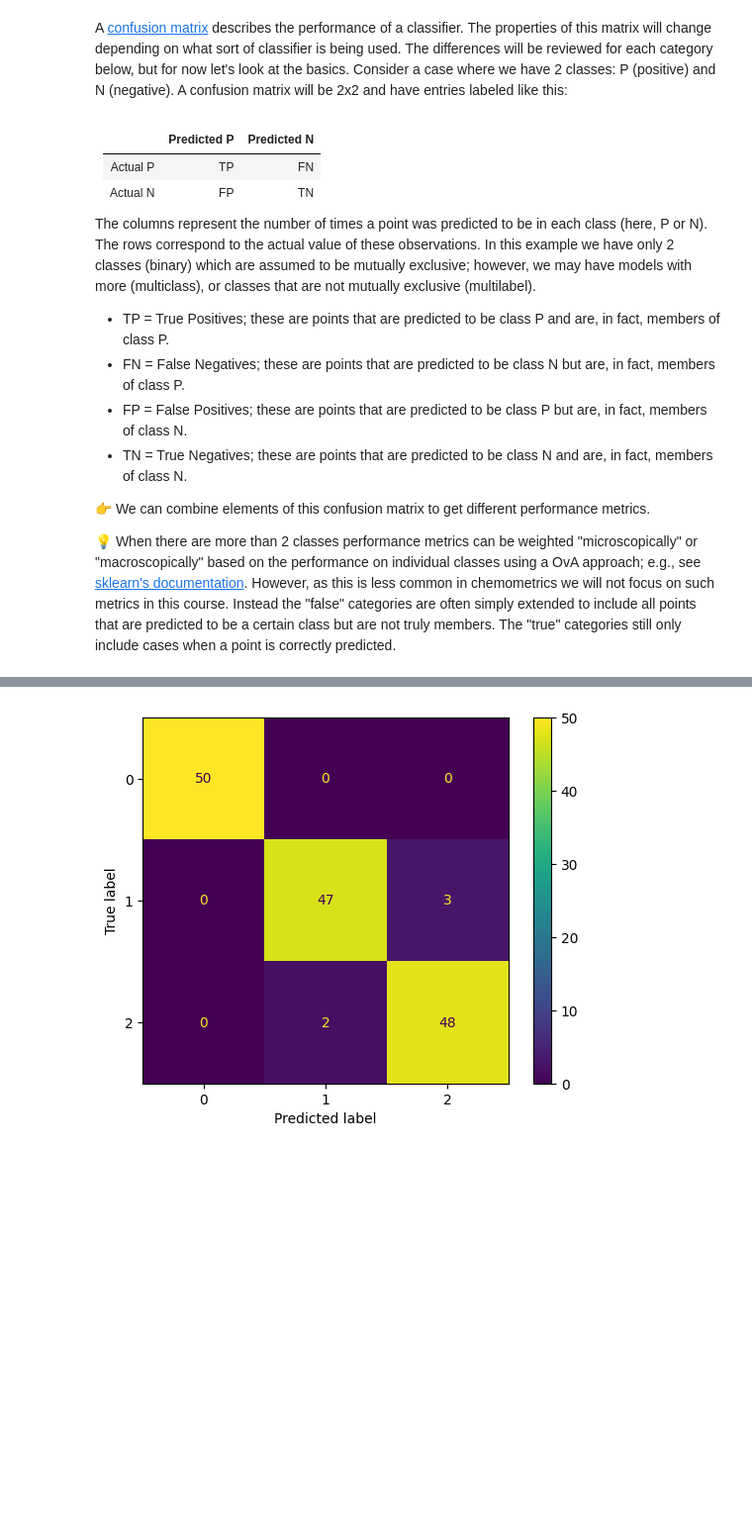
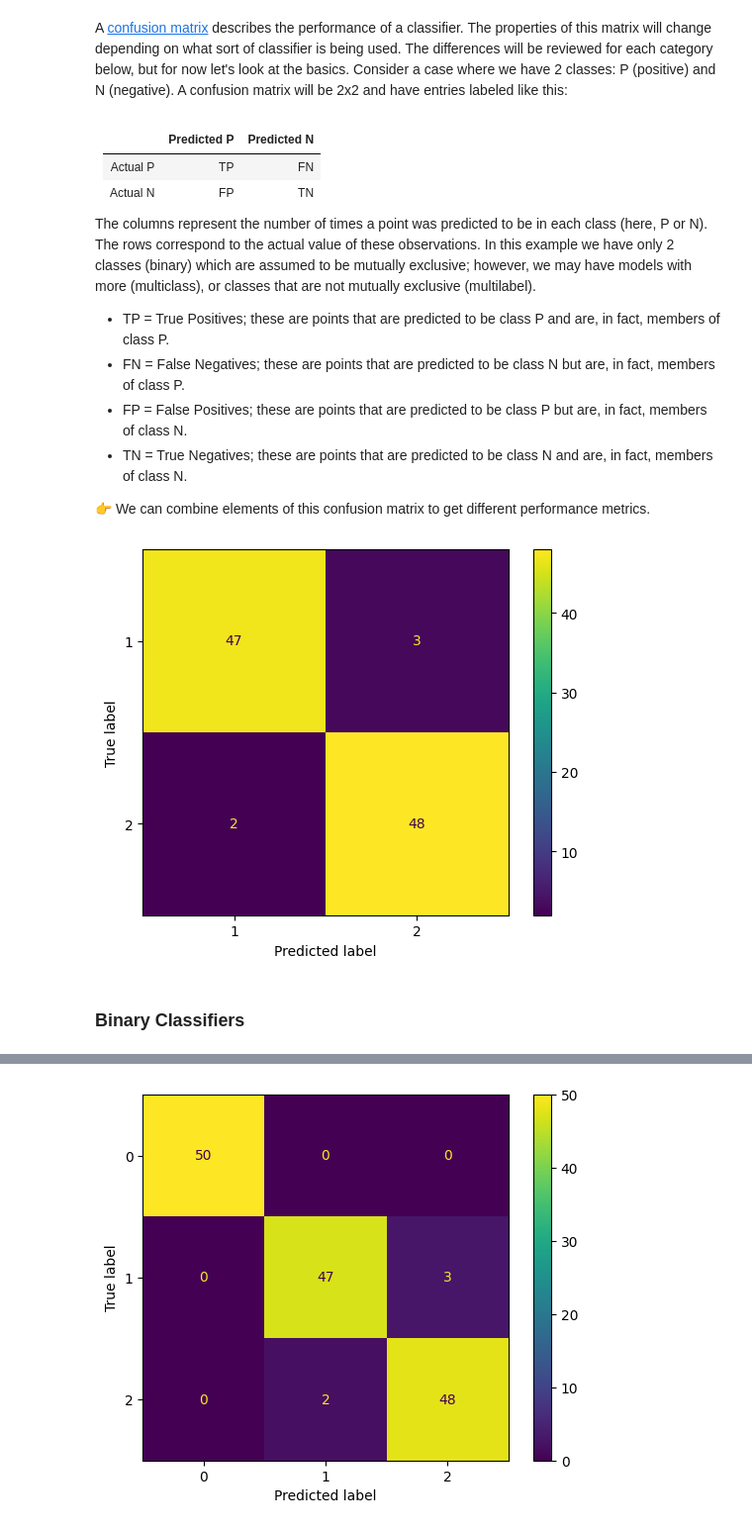
Before and after one commit to mahynski/chemometric-carpentry, a Jupyter notebook: notebooks/1.4_Statistics_Background.ipynb, the cells around one changed output, grey strips where cells are left out. Shown at 99% size. Saved outputs shown, nothing was run; the diff lists cells and outputs as text; code cells hidden in the pictures; blank space fills up the shorter version.

```diff
--- a/notebooks/1.4_Statistics_Background.ipynb
+++ b/notebooks/1.4_Statistics_Background.ipynb
@@ -315,5 +318,22 @@ The columns represent the number of times a point was predicted to be in each cl
 * TN = True Negatives; these are points that are predicted to be class N and are, in fact, members of class N.
 
 👉 We can combine elements of this confusion matrix to get different performance metrics.
-
-💡 When there are more than 2 classes performance metrics can be weighted "microscopically" or "macroscopically" based on the performance on individual classes using a OvA approach; e.g., see [sklearn's documentation](https://scikit-learn.org/stable/modules/model_evaluation.html#from-binary-to-multiclass-and-multilabel).  However, as this is less common in chemometrics we will not focus on such metrics in this course.  Instead the "false" categories are often simply extended to include all points that are predicted to be a certain class but are not truly members.  The "true" categories still only include cases when a point is correctly predicted.
+# %%
+# Let's examine a toy dataset with 3 classes.
+from sklearn import datasets
+from sklearn.neighbors import KNeighborsClassifier
+
+# Let's train a simple nearest-neighbor classifier.
+X, y = sklearn.datasets.load_iris(return_X_y=True, as_frame=True)
+mask = (y != 0) # For now consider only classes 1 and 2 so this is a binary case.
+X, y = X[mask], y[mask]
+model = KNeighborsClassifier(n_neighbors=5)
+model.fit(X, y)
+
+# It is very simple to plot this matrix with sklearn.
+from sklearn.metrics import ConfusionMatrixDisplay
+_ = ConfusionMatrixDisplay.from_estimator(model, X, y)
+# %% [output]
+[figure, added]
+# %% [markdown]
+### Binary Classifiers
```
Also changed, not shown: parts of 25 cells of this notebook.
